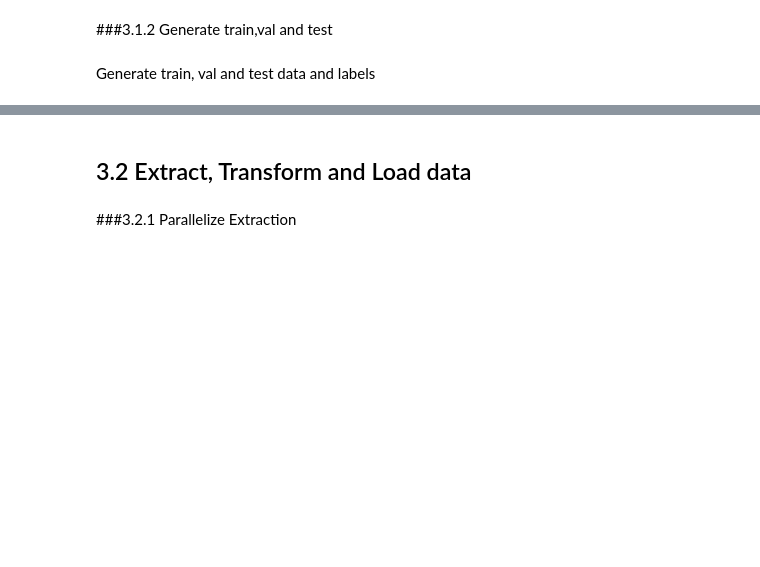
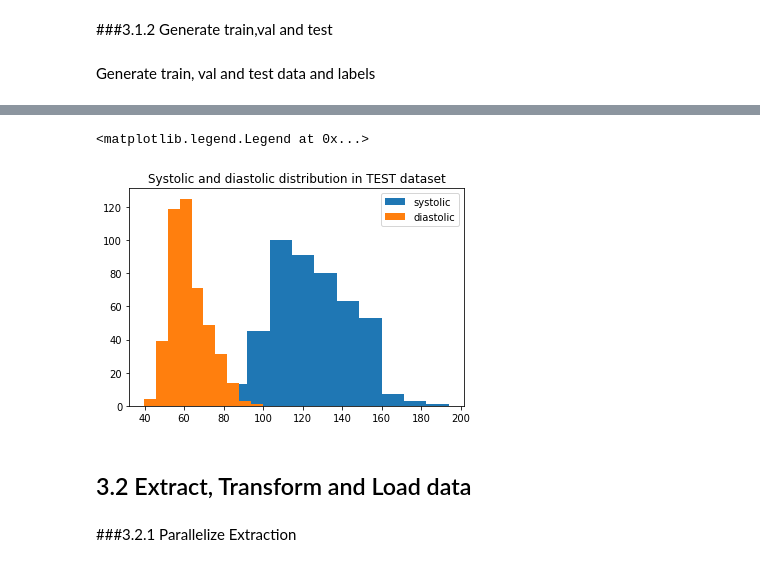
Before and after one commit to supertime1/BP_PPG, a Jupyter notebook: BP_PPG_simple_CNN.ipynb, the cells around one changed output, grey strips where cells are left out. Saved outputs shown, nothing was run; the diff lists cells and outputs as text; code cells hidden in the pictures; blank space fills up the shorter version.

```diff
--- a/BP_PPG_simple_CNN.ipynb
+++ b/BP_PPG_simple_CNN.ipynb
@@ -197,3 +191,12 @@ There are 4680 Afib records in test dataset
+# %%
+#check sys and dia distribution in test dataset
+plt.title("Systolic and diastolic distribution in TEST dataset")
+plt.hist(test_labels[:,0], label="systolic")
+plt.hist(test_labels[:,1],label="diastolic")
+plt.legend()
+# %% [output]
+<matplotlib.legend.Legend at 0x...>
+[figure, added]
 # %% [markdown]
 ## 3.2 Extract, Transform and Load data
 # %% [markdown]
```
Also changed, not shown: parts of 29 cells of this notebook.
